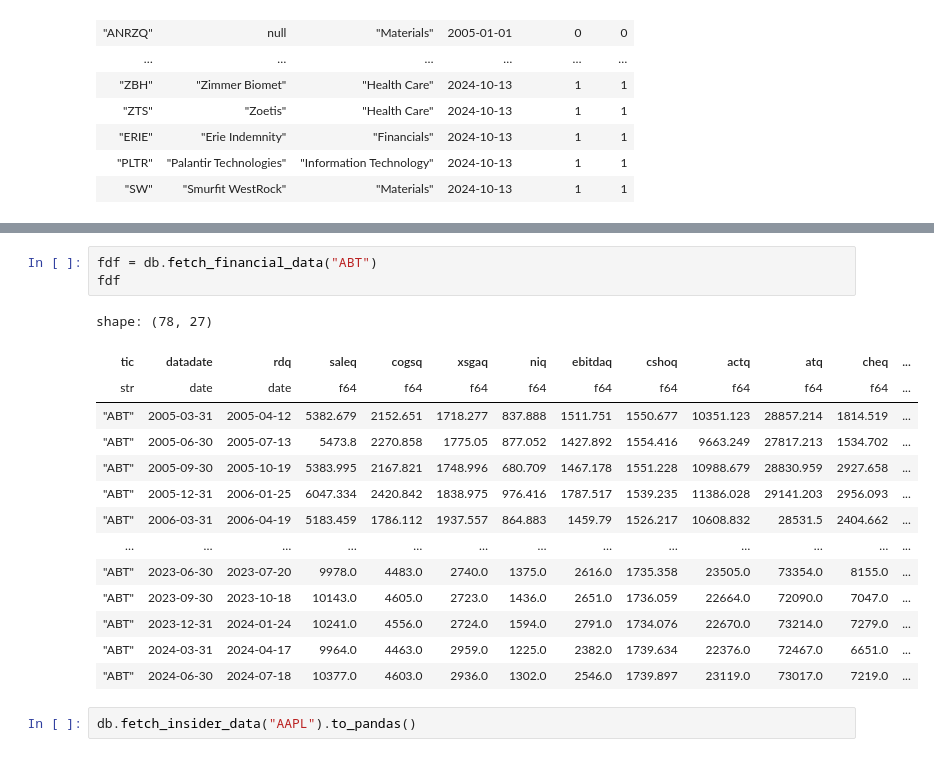
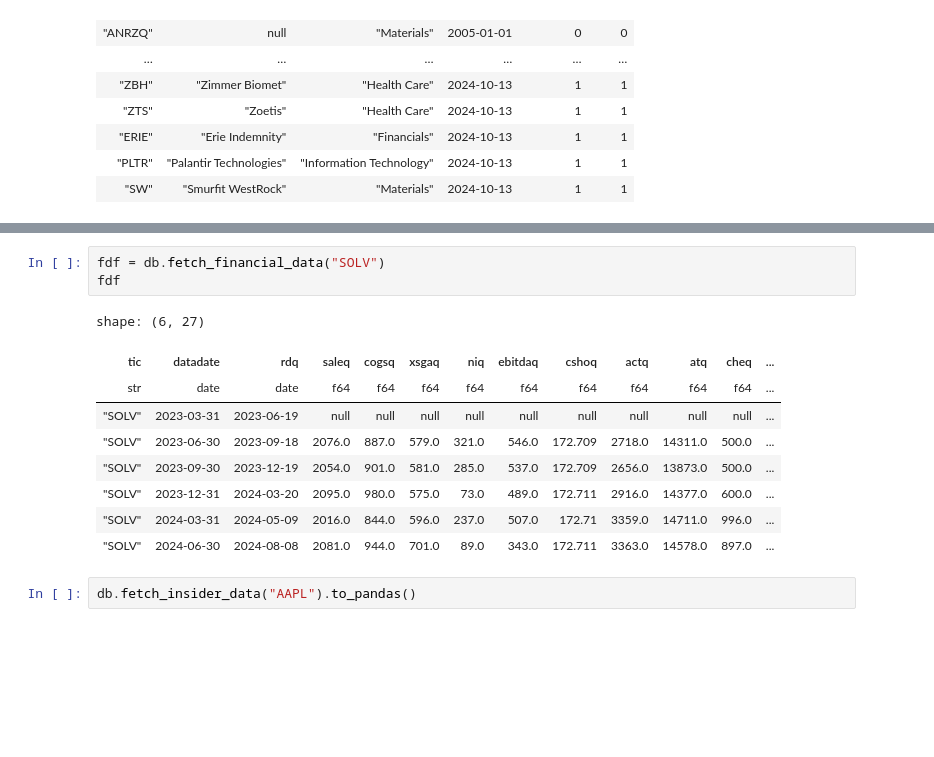
Before and after one commit to francisco3511/stocksense, a Jupyter notebook: notebooks/db_analysis.ipynb, the cells around one changed output, grey strips where cells are left out. Cells and saved outputs as stored; diff of their text form; blank space fills up the shorter version.

```diff
--- a/notebooks/db_analysis.ipynb
+++ b/notebooks/db_analysis.ipynb
@@ -37,21 +64,16 @@ shape: (1, 22)
 # %%
-fdf = db.fetch_financial_data("ABT")
+fdf = db.fetch_financial_data("SOLV")
 fdf
 # %% [output]
-shape: (78, 27)
+shape: (6, 27)
 | tic | datadate | rdq | saleq | cogsq | xsgaq | niq | ebitdaq | cshoq | actq | atq | cheq | ... |
 | str | date | date | f64 | f64 | f64 | f64 | f64 | f64 | f64 | f64 | f64 | ... |
-| "ABT" | 2005-03-31 | 2005-04-12 | 5382.679 | 2152.651 | 1718.277 | 837.888 | 1511.751 | 1550.677 | 10351.123 | 28857.214 | 1814.519 | ... |
-| "ABT" | 2005-06-30 | 2005-07-13 | 5473.8 | 2270.858 | 1775.05 | 877.052 | 1427.892 | 1554.416 | 9663.249 | 27817.213 | 1534.702 | ... |
-| "ABT" | 2005-09-30 | 2005-10-19 | 5383.995 | 2167.821 | 1748.996 | 680.709 | 1467.178 | 1551.228 | 10988.679 | 28830.959 | 2927.658 | ... |
-| "ABT" | 2005-12-31 | 2006-01-25 | 6047.334 | 2420.842 | 1838.975 | 976.416 | 1787.517 | 1539.235 | 11386.028 | 29141.203 | 2956.093 | ... |
-| "ABT" | 2006-03-31 | 2006-04-19 | 5183.459 | 1786.112 | 1937.557 | 864.883 | 1459.79 | 1526.217 | 10608.832 | 28531.5 | 2404.662 | ... |
-| … | … | … | … | … | … | … | … | … | … | … | … | ... |
-| "ABT" | 2023-06-30 | 2023-07-20 | 9978.0 | 4483.0 | 2740.0 | 1375.0 | 2616.0 | 1735.358 | 23505.0 | 73354.0 | 8155.0 | ... |
-| "ABT" | 2023-09-30 | 2023-10-18 | 10143.0 | 4605.0 | 2723.0 | 1436.0 | 2651.0 | 1736.059 | 22664.0 | 72090.0 | 7047.0 | ... |
-| "ABT" | 2023-12-31 | 2024-01-24 | 10241.0 | 4556.0 | 2724.0 | 1594.0 | 2791.0 | 1734.076 | 22670.0 | 73214.0 | 7279.0 | ... |
-| "ABT" | 2024-03-31 | 2024-04-17 | 9964.0 | 4463.0 | 2959.0 | 1225.0 | 2382.0 | 1739.634 | 22376.0 | 72467.0 | 6651.0 | ... |
-| "ABT" | 2024-06-30 | 2024-07-18 | 10377.0 | 4603.0 | 2936.0 | 1302.0 | 2546.0 | 1739.897 | 23119.0 | 73017.0 | 7219.0 | ... |
+| "SOLV" | 2023-03-31 | 2023-06-19 | null | null | null | null | null | null | null | null | null | ... |
+| "SOLV" | 2023-06-30 | 2023-09-18 | 2076.0 | 887.0 | 579.0 | 321.0 | 546.0 | 172.709 | 2718.0 | 14311.0 | 500.0 | ... |
+| "SOLV" | 2023-09-30 | 2023-12-19 | 2054.0 | 901.0 | 581.0 | 285.0 | 537.0 | 172.709 | 2656.0 | 13873.0 | 500.0 | ... |
+| "SOLV" | 2023-12-31 | 2024-03-20 | 2095.0 | 980.0 | 575.0 | 73.0 | 489.0 | 172.711 | 2916.0 | 14377.0 | 600.0 | ... |
+| "SOLV" | 2024-03-31 | 2024-05-09 | 2016.0 | 844.0 | 596.0 | 237.0 | 507.0 | 172.71 | 3359.0 | 14711.0 | 996.0 | ... |
+| "SOLV" | 2024-06-30 | 2024-08-08 | 2081.0 | 944.0 | 701.0 | 89.0 | 343.0 | 172.711 | 3363.0 | 14578.0 | 897.0 | ... |
 # %%
 db.fetch_insider_data("AAPL").to_pandas()
 # %% [output]
```
Also changed, not shown: parts of 2 cells of this notebook, 6 other files.
